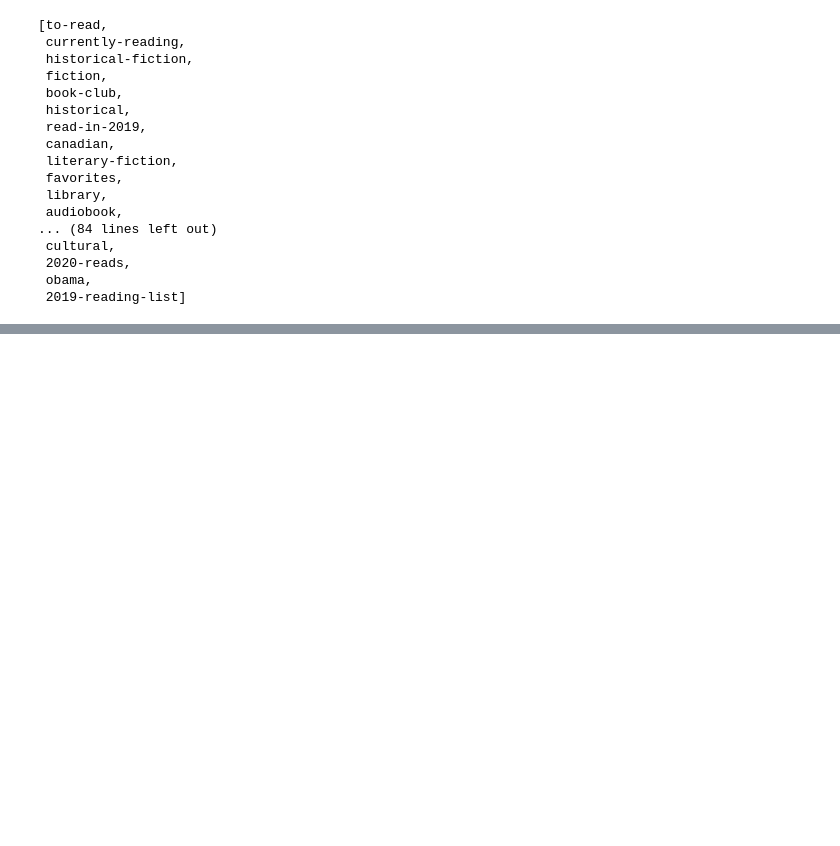
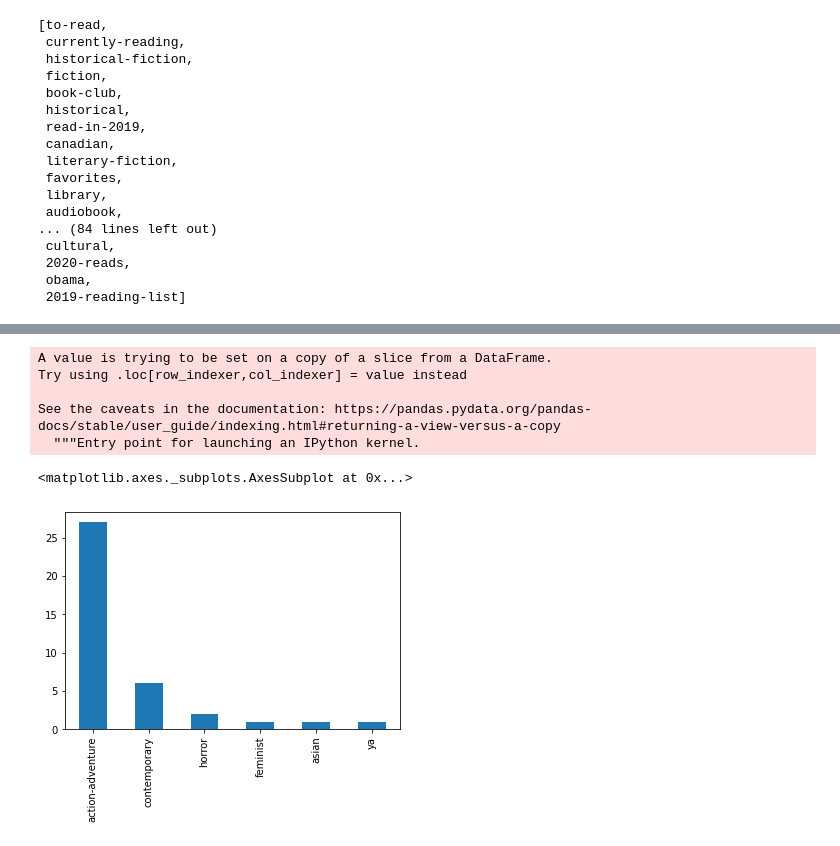
Before and after one commit to snehakadiyala/literate-goggles, a Jupyter notebook: stats/book-stats.ipynb, the cells around one changed output, grey strips where cells are left out. Drawn from its saved outputs; the diff is of its cells as text; code cells hidden in the pictures; blank space fills up the shorter version.

Commit message:
filtered data + used GoodReads Export Library results instead of XML Response

```diff
--- a/stats/book-stats.ipynb
+++ b/stats/book-stats.ipynb
@@ -35,0 +203,10 @@ KeyError: '@name'
+# %%
+def getTags(isbns):
+    if isbns == 0:
+        return None
+
+    genres = gc.book(isbn=isbns).popular_shelves
+    time.sleep(1) #API has a max one call per second limit
+    return filter_genres(genres)
+# %%
+data["Genres"] = data["ISBN"].fillna(0).apply(getTags)
@@ -35,0 +235,16 @@ KeyError: '@name'
+# %%
+data = data.dropna()
+# %%
+data["tag"] = data.apply(lambda row: list(row.Genres)[0], axis = 1)
+# %% [output]
+A value is trying to be set on a copy of a slice from a DataFrame.
+Try using .loc[row_indexer,col_indexer] = value instead
+
+See the caveats in the documentation: https://pandas.pydata.org/pandas-docs/stable/user_guide/indexing.html#returning-a-view-versus-a-copy
+  """Entry point for launching an IPython kernel.
+# %%
+fig, ax = plt.subplots()
+data['tag'].value_counts().plot(ax=ax, kind='bar')
+# %% [output]
+<matplotlib.axes._subplots.AxesSubplot at 0x...>
+[figure, added]
```
Also changed, not shown: parts of 13 cells of this notebook, 4 other files.
